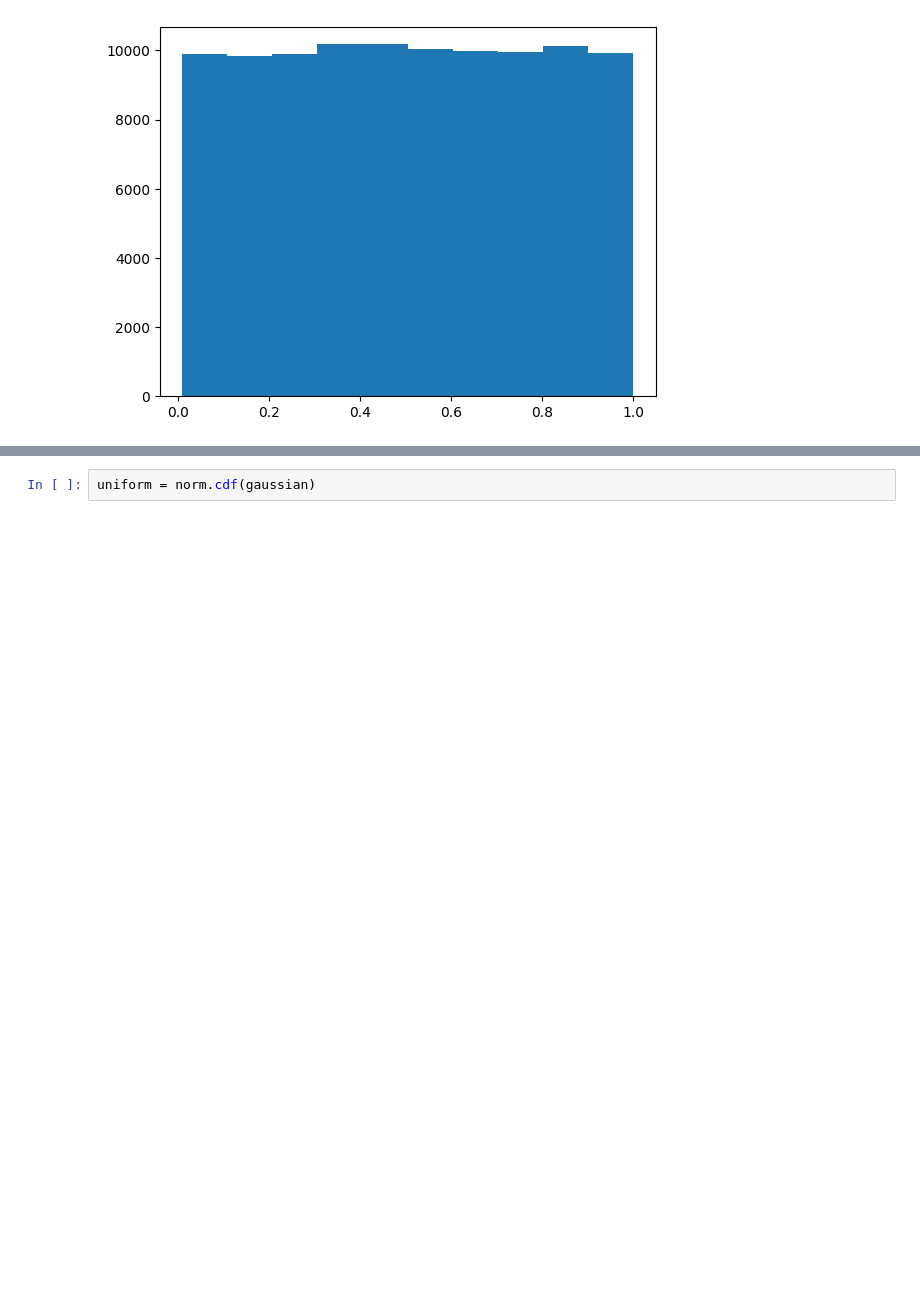
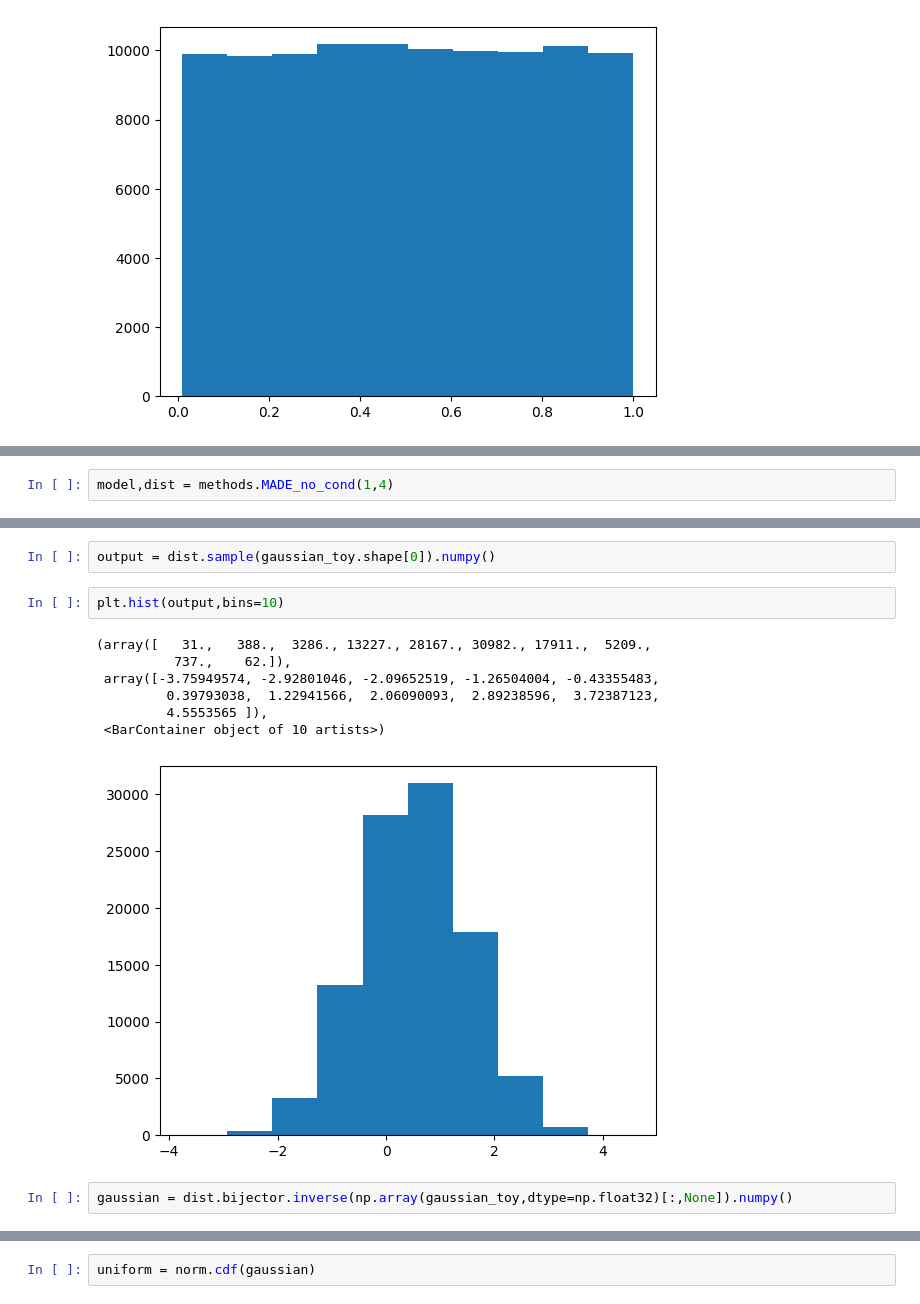
Before and after one commit to ViniciusMikuni/QNF, a Jupyter notebook: scripts/QNF.ipynb, the cells around one changed output, grey strips where cells are left out. Drawn from its saved outputs; the diff is of its cells as text; blank space fills up the shorter version.

```diff
--- a/scripts/QNF.ipynb
+++ b/scripts/QNF.ipynb
@@ -20,0 +32,2 @@ plt.hist(e,bins=10)
+# %%
+model,dist = methods.MADE_no_cond(1,4)
@@ -20,0 +62,14 @@ plt.hist(e,bins=10)
+# %%
+output = dist.sample(gaussian_toy.shape[0]).numpy()
+# %%
+plt.hist(output,bins=10)
+# %% [output]
+(array([   31.,   388.,  3286., 13227., 28167., 30982., 17911.,  5209.,
+          737.,    62.]),
+ array([-3.75949574, -2.92801046, -2.09652519, -1.26504004, -0.43355483,
+         0.39793038,  1.22941566,  2.06090093,  2.89238596,  3.72387123,
+         4.5553565 ]),
+ <BarContainer object of 10 artists>)
+[figure, added]
+# %%
+gaussian = dist.bijector.inverse(np.array(gaussian_toy,dtype=np.float32)[:,None]).numpy()
```
Also changed, not shown: parts of 13 cells of this notebook, 2 other files.
